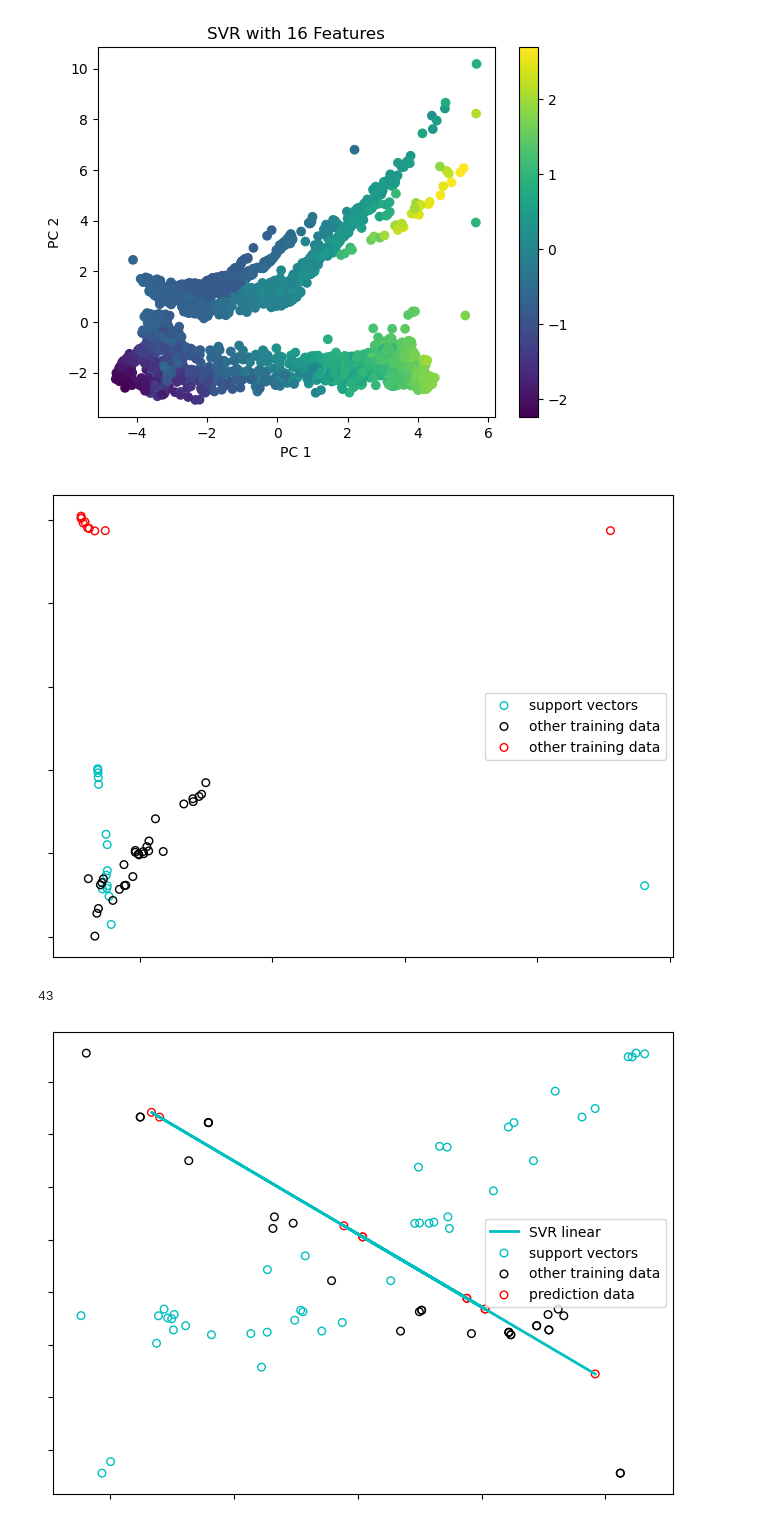
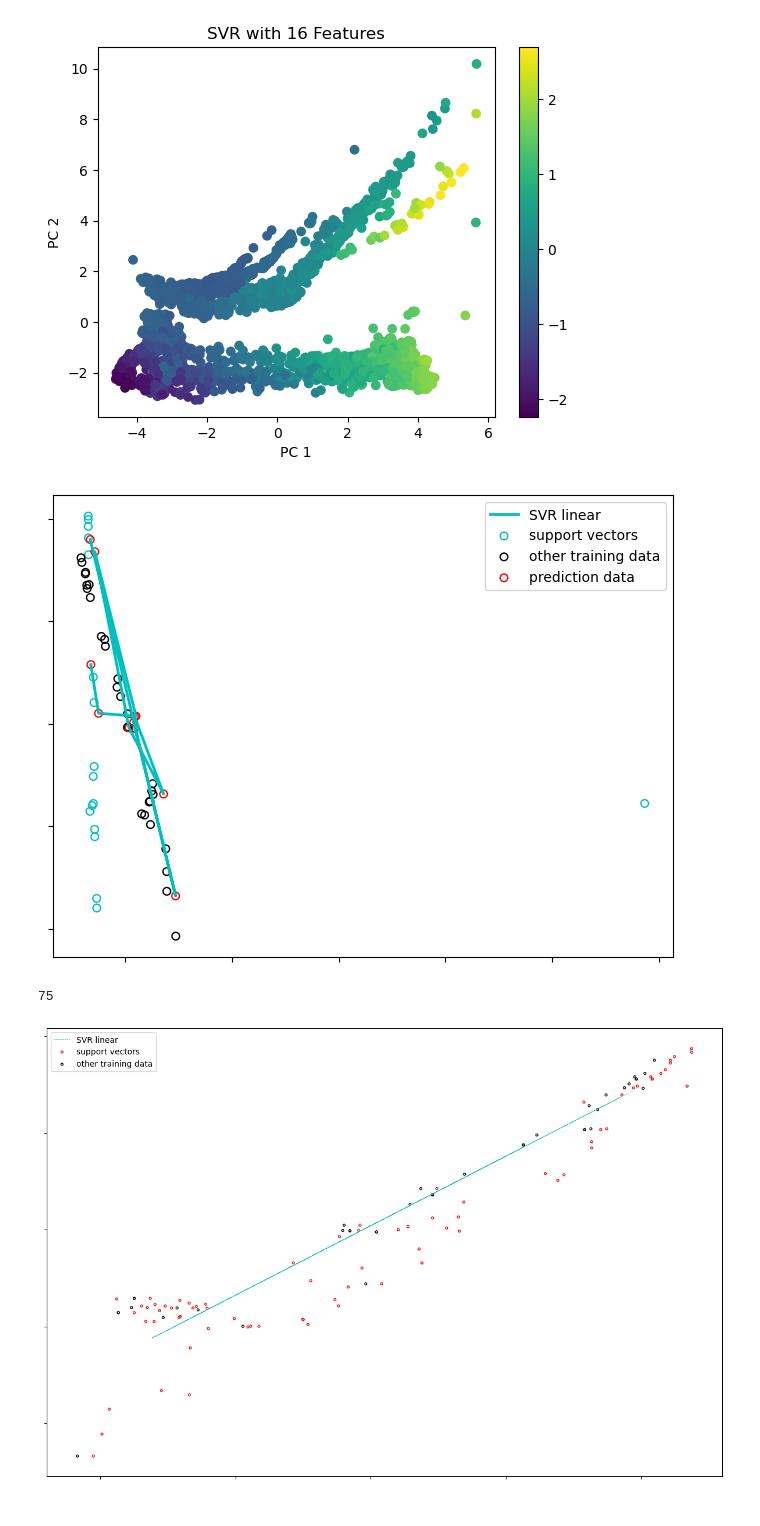
Before and after one commit to asif-saad/Analysis-of-Ocean-Climate, a Jupyter notebook: main.ipynb, the cells around one changed output. Drawn from its saved outputs; the diff is of its cells as text; code cells hidden in the pictures.

Commit message:
visualisation doing

```diff
--- a/main.ipynb
+++ b/main.ipynb
@@ -1367,7 +1364,6 @@ sv_index_y=y_train1[sv_index]
 # prediction function and prediction data
 y_pred=regressor.predict(x_test1)
 y_pred=np.reshape(y_pred,(y_pred.shape[0],1))
-y_pred=sc_y.inverse_transform(y_pred)
 ind=np.random.randint(0,x_test1.shape[0],size=10)
 pred_x=x_test1[ind]
 pred_x=pca.fit_transform(pred_x)
@@ -1386,12 +1382,12 @@ train_y=y_train1[ind]
 
 plt.figure(figsize=(8, 6))
 
-# plt.plot(
-#     sv_index_x,
-#     sv_index_y,
-#     color="c",
-#     lw=2,
-#     label="SVR linear",)
+plt.plot(
+    pred_x,
+    pred_y,
+    color="c",
+    lw=2,
+    label="SVR linear",)
 plt.scatter(
     sv_index_x,
     sv_index_y,
@@ -1412,7 +1408,7 @@ plt.scatter(
     facecolor="none",
     edgecolor="r",
     s=30,
-    label="other training data",)
+    label="prediction data",)
 # plt.legend(
 #     loc="upper center",
 #     bbox_to_anchor=(0.5, 1.1),
@@ -1424,13 +1420,13 @@ plt.tick_params(axis='both', which='both', labelbottom=False, labeltop=False, la
 plt.legend()
 plt.show()
 # %% [output]
-[figure, old version]
+[figure, new version]
 # %%
 pca = PCA(n_components=1)
 train,test = train_test_split(val,
                             random_state=random.randint(0,10000000),
-                            test_size=0.001,
-                            train_size=0.004)
+                            test_size=0.003,
+                            train_size=0.008)
 
 # predicting ph
 
@@ -1478,7 +1474,7 @@ sv_index_y=y_train1[sv_index]
 # prediction function and prediction data
 y_pred=regressor.predict(x_test1)
 y_pred=np.reshape(y_pred,(y_pred.shape[0],1))
-ind=np.random.randint(0,x_test1.shape[0],size=10)
+ind=np.random.randint(0,x_test1.shape[0],size=20)
 pred_x=x_test1[ind]
 pred_y=y_pred[ind]
 
@@ -1486,51 +1482,54 @@ pred_y=y_pred[ind]
 
 
 ## training data
-ind=np.random.randint(0,x_train1.shape[0],size=30)
+ind=np.random.randint(0,x_train1.shape[0],size=40)
 train_x=x_train1[ind]
 train_y=y_train1[ind]
 
 
 
-plt.figure(figsize=(8, 6))
+plt.figure(figsize=(15, 10))
 
 plt.plot(
     pred_x,
     pred_y,
-    color="c",
-    lw=2,
+    "c--",
+    lw=0.5,
     label="SVR linear",)
 plt.scatter(
     sv_index_x,
     sv_index_y,
     facecolor="none",
-    edgecolor="c",
+    edgecolor="red",
     s=30,
+    marker='.',
     label="support vectors",)
 plt.scatter(
     train_x,
     train_y,
     facecolor="none",
     edgecolor="k",
     s=30,
+    marker='.',
     label="other training data",)
-plt.scatter(
-    pred_x,
-    pred_y,
-    facecolor="none",
-    edgecolor="r",
-    s=30,
-    label="prediction data",)
+# plt.scatter(
+#     pred_x,
+#     pred_y,
+#     facecolor="none",
+#     edgecolor="green",
+#     s=30,
+#     marker='.',
+#     label="prediction data",)
 # plt.legend(
 #     loc="upper center",
 #     bbox_to_anchor=(0.5, 1.1),
 #     ncol=1,""
 #     fancybox=True,
 #     shadow=True,)
 
 plt.tick_params(axis='both', which='both', labelbottom=False, labeltop=False, labelleft=False, labelright=False)
 plt.legend()
 plt.show()
 # %% [output]
-43
+75
-[figure, old version]
+[figure, new version]
```
Also changed, not shown: parts of 3 cells of this notebook.
